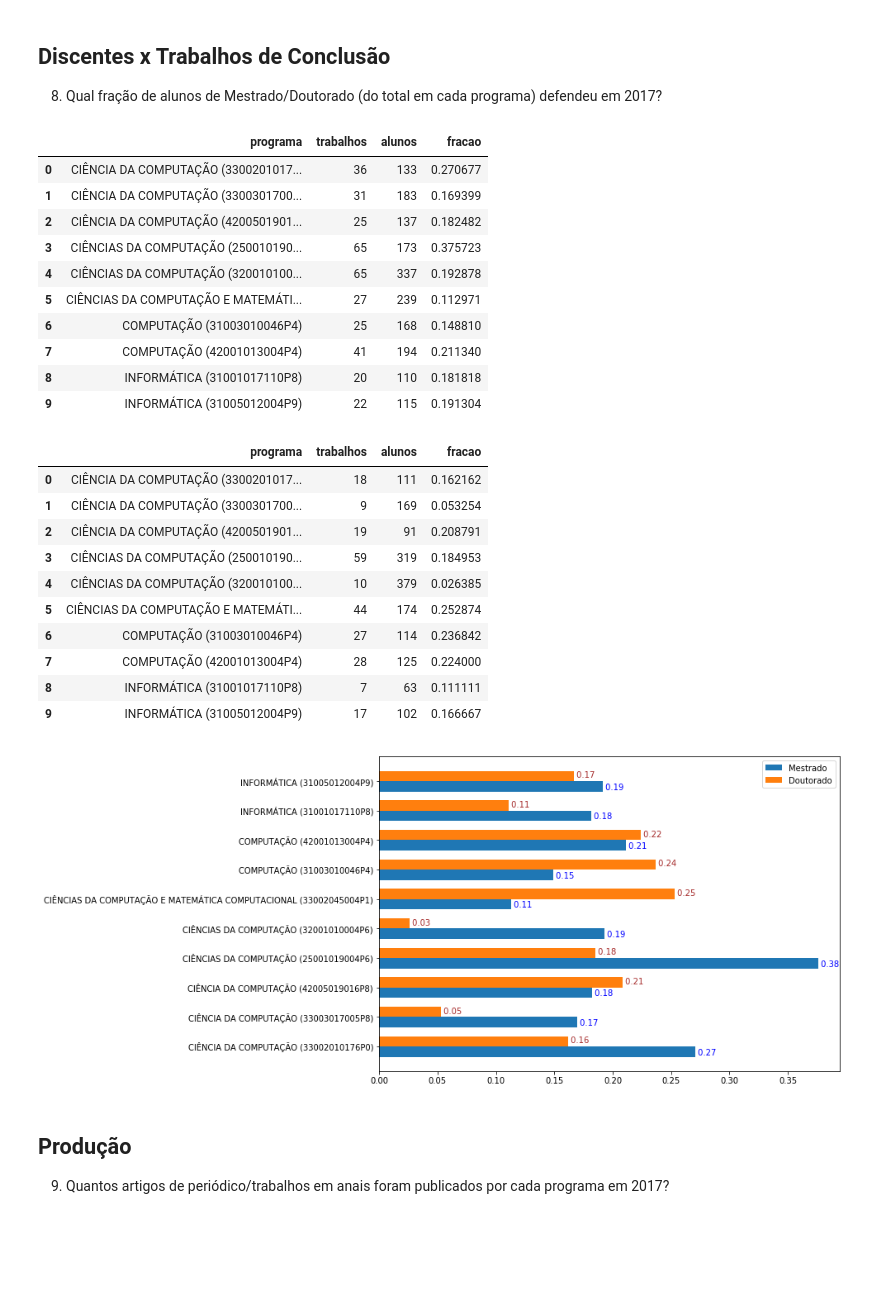
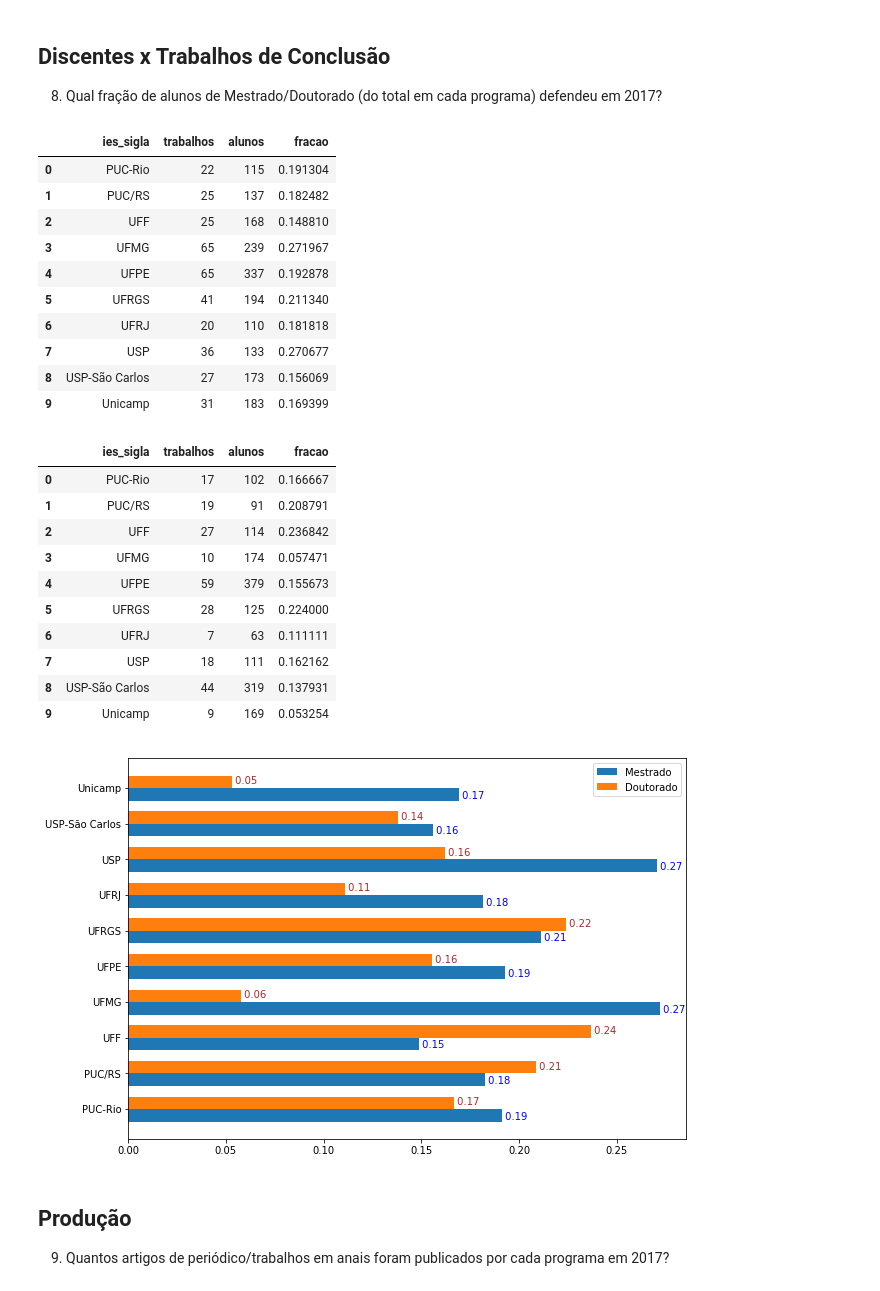
Before and after one commit to Pedalves/DataScience, a Jupyter notebook: CAPES/T1.1 Enunciado - Analise descritiva de dados de PG.ipynb, the cells around one changed output. Drawn from its saved outputs; the diff is of its cells as text; code cells hidden in the pictures; blank space fills up the shorter version.

```diff
--- a/CAPES/T1.1 Enunciado - Analise descritiva de dados de PG.ipynb
+++ b/CAPES/T1.1 Enunciado - Analise descritiva de dados de PG.ipynb
@@ -309,11 +389,11 @@ taxa_df
 4) Qual foi a distribuição de alunos de Mestrado/Doutorado pelos professores de cada programa em 2017?
 # %%
 discentes_pos_df = discentes_df[discentes_df.nivel.isin(["Mestrado", "Doutorado"])]
-discentes_pos_df = discentes_pos_df[["nivel", "programa","orientador"]]
+discentes_pos_df = discentes_pos_df[["nivel", "ies_sigla","orientador"]]
 
 docentes_pos_df = docentes_df[["nome"]]
 
 docentes_alunos_df = pd.merge( docentes_pos_df , discentes_pos_df , left_on='nome' , right_on='orientador' )
-docentes_alunos_df = docentes_alunos_df[["nome", "nivel","programa"]]
+docentes_alunos_df = docentes_alunos_df[["nome", "nivel","ies_sigla"]]
 docentes_alunos_df.head()
 # %% [output]
@@ -535,0 +574,14 @@ sorted( q06_inspect.area.unique() )
+# %%
+# Removendo erros de tipagem!
+areaRenameDict = {
+    'BANCO DE DADOS': 'BANCOS DE DADOS',
+    'CIENCIA DA COMPUTACAO': 'CIÊNCIA DA COMPUTAÇÃO',
+    'Teoria da Computação': 'TEORIA DA COMPUTAÇÃO',
+    'Computação Visual': 'COMPUTAÇÃO VISUAL',
+    'REDES DE COMPUTADORES E SISTEMAS DISTRIBUIDOS': 'REDES DE COMPUTADORES E SISTEMAS DISTRIBUÍDOS',
+    'Sistemas de Computação': 'SISTEMAS DE COMPUTAÇÃO'
+}
+
+q06_inspect.replace( {'area': areaRenameDict } , inplace=True )
+
+sorted( q06_inspect.area.unique() )
@@ -705,28 +775,28 @@ plt.show()
 # %%
 # Obtendo total de alunos por programa
 q08_alunos_programa_mestrado = discentes_df[discentes_df.nivel.isin(["Mestrado"])]
-q08_alunos_programa_mestrado = q08_alunos_programa_mestrado[['programa','nivel']]
-q08_alunos_programa_mestrado = q08_alunos_programa_mestrado.groupby('programa').count()
+q08_alunos_programa_mestrado = q08_alunos_programa_mestrado[['ies_sigla','nivel']]
+q08_alunos_programa_mestrado = q08_alunos_programa_mestrado.groupby('ies_sigla').count()
 q08_alunos_programa_mestrado.columns = ['alunos']
 q08_alunos_programa_mestrado = q08_alunos_programa_mestrado.sort_index().reset_index()
 
 q08_alunos_programa_doutorado = discentes_df[discentes_df.nivel.isin(["Doutorado"])]
-q08_alunos_programa_doutorado = q08_alunos_programa_doutorado[['programa','nivel']]
-q08_alunos_programa_doutorado = q08_alunos_programa_doutorado.groupby('programa').count()
+q08_alunos_programa_doutorado = q08_alunos_programa_doutorado[['ies_sigla','nivel']]
+q08_alunos_programa_doutorado = q08_alunos_programa_doutorado.groupby('ies_sigla').count()
 q08_alunos_programa_doutorado.columns = ['alunos']
 q08_alunos_programa_doutorado = q08_alunos_programa_doutorado.sort_index().reset_index()
 # %%
 # Preparando os dados dos trabalhos
 q08_trabalhos_programa = trabalhos_df[trabalhos_df.tipo.isin(["TESE", "DISSERTAÇÃO"])]
-q08_trabalhos_programa = q08_trabalhos_programa[["tipo", "programa"]]
+q08_trabalhos_programa = q08_trabalhos_programa[["tipo", "ies_sigla"]]
 
 q08_trabalhos_tese = q08_trabalhos_programa[q08_trabalhos_programa.tipo == "TESE"]
-q08_trabalhos_tese = q08_trabalhos_tese.groupby('programa').count()
+q08_trabalhos_tese = q08_trabalhos_tese.groupby('ies_sigla').count()
 q08_trabalhos_tese.columns = ['trabalhos']
 q08_trabalhos_tese = q08_trabalhos_tese.sort_index().reset_index()
 
 q08_trabalhos_dissertacao = q08_trabalhos_programa[q08_trabalhos_programa.tipo == "DISSERTAÇÃO"]
-q08_trabalhos_dissertacao = q08_trabalhos_dissertacao.groupby('programa').count()
+q08_trabalhos_dissertacao = q08_trabalhos_dissertacao.groupby('ies_sigla').count()
 q08_trabalhos_dissertacao.columns = ['trabalhos']
 q08_trabalhos_dissertacao = q08_trabalhos_dissertacao.sort_index().reset_index()
 # %%
@@ -739,31 +809,31 @@ q08_trabalhos_tese['fracao'] = q08_trabalhos_tese.trabalhos / q08_alunos_program
 # %%
 q08_trabalhos_dissertacao
 # %% [output]
-|  | programa | trabalhos | alunos | fracao |
-| 0 | CIÊNCIA DA COMPUTAÇÃO (3300201017... | 36 | 133 | 0.270677 |
-| 1 | CIÊNCIA DA COMPUTAÇÃO (3300301700... | 31 | 183 | 0.169399 |
-| 2 | CIÊNCIA DA COMPUTAÇÃO (4200501901... | 25 | 137 | 0.182482 |
-| 3 | CIÊNCIAS DA COMPUTAÇÃO (250010190... | 65 | 173 | 0.375723 |
-| 4 | CIÊNCIAS DA COMPUTAÇÃO (320010100... | 65 | 337 | 0.192878 |
-| 5 | CIÊNCIAS DA COMPUTAÇÃO E MATEMÁTI... | 27 | 239 | 0.112971 |
-| 6 | COMPUTAÇÃO (31003010046P4) | 25 | 168 | 0.148810 |
-| 7 | COMPUTAÇÃO (42001013004P4) | 41 | 194 | 0.211340 |
-| 8 | INFORMÁTICA (31001017110P8) | 20 | 110 | 0.181818 |
-| 9 | INFORMÁTICA (31005012004P9) | 22 | 115 | 0.191304 |
+|  | ies_sigla | trabalhos | alunos | fracao |
+| 0 | PUC-Rio | 22 | 115 | 0.191304 |
+| 1 | PUC/RS | 25 | 137 | 0.182482 |
+| 2 | UFF | 25 | 168 | 0.148810 |
+| 3 | UFMG | 65 | 239 | 0.271967 |
+| 4 | UFPE | 65 | 337 | 0.192878 |
+| 5 | UFRGS | 41 | 194 | 0.211340 |
+| 6 | UFRJ | 20 | 110 | 0.181818 |
+| 7 | USP | 36 | 133 | 0.270677 |
+| 8 | USP-São Carlos | 27 | 173 | 0.156069 |
+| 9 | Unicamp | 31 | 183 | 0.169399 |
 # %%
 q08_trabalhos_tese
 # %% [output]
-|  | programa | trabalhos | alunos | fracao |
-| 0 | CIÊNCIA DA COMPUTAÇÃO (3300201017... | 18 | 111 | 0.162162 |
-| 1 | CIÊNCIA DA COMPUTAÇÃO (3300301700... | 9 | 169 | 0.053254 |
-| 2 | CIÊNCIA DA COMPUTAÇÃO (4200501901... | 19 | 91 | 0.208791 |
-| 3 | CIÊNCIAS DA COMPUTAÇÃO (250010190... | 59 | 319 | 0.184953 |
-| 4 | CIÊNCIAS DA COMPUTAÇÃO (320010100... | 10 | 379 | 0.026385 |
-| 5 | CIÊNCIAS DA COMPUTAÇÃO E MATEMÁTI... | 44 | 174 | 0.252874 |
-| 6 | COMPUTAÇÃO (31003010046P4) | 27 | 114 | 0.236842 |
-| 7 | COMPUTAÇÃO (42001013004P4) | 28 | 125 | 0.224000 |
-| 8 | INFORMÁTICA (31001017110P8) | 7 | 63 | 0.111111 |
-| 9 | INFORMÁTICA (31005012004P9) | 17 | 102 | 0.166667 |
+|  | ies_sigla | trabalhos | alunos | fracao |
+| 0 | PUC-Rio | 17 | 102 | 0.166667 |
+| 1 | PUC/RS | 19 | 91 | 0.208791 |
+| 2 | UFF | 27 | 114 | 0.236842 |
+| 3 | UFMG | 10 | 174 | 0.057471 |
+| 4 | UFPE | 59 | 379 | 0.155673 |
+| 5 | UFRGS | 28 | 125 | 0.224000 |
+| 6 | UFRJ | 7 | 63 | 0.111111 |
+| 7 | USP | 18 | 111 | 0.162162 |
+| 8 | USP-São Carlos | 44 | 319 | 0.137931 |
+| 9 | Unicamp | 9 | 169 | 0.053254 |
 # %%
 fig, ax = plt.subplots()
 
@@ -778,35 +848,35 @@ plt2 = ax.barh(ind+width/2, q08_trabalhos_tese.fracao, width)
 for i, v in enumerate( q08_trabalhos_dissertacao.fracao ):
     ax.text( v,
             i - 0.2,
             " {:.2f}".format(v),
             color='blue',
             fontweight='regular',
             va='center',
             ha='left',
             )
 
 # Etiquetas Doutorado
 for i, v in enumerate( q08_trabalhos_tese.fracao ):
     ax.text( v,
             i + 0.2,
             " {:.2f}".format(v),
             color='brown',
             fontweight='regular',
             va='center',
             ha='left' )
 
 
 
 ax.set_yticks(ind)
-ax.set_yticklabels(q08_trabalhos_tese.programa)
+ax.set_yticklabels(q08_trabalhos_tese.ies_sigla)
 
 plt.legend([plt1[0], plt2[0]], ['Mestrado', 'Doutorado'])
 
 fig.set_size_inches(10, 7)
 
 plt.show()
 # %% [output]
-[figure, old version]
+[figure, new version]
 # %% [markdown]
 ## Produção
 9) Quantos artigos de periódico/trabalhos em anais foram publicados por cada programa em 2017?
```
Also changed, not shown: parts of 34 cells of this notebook.
